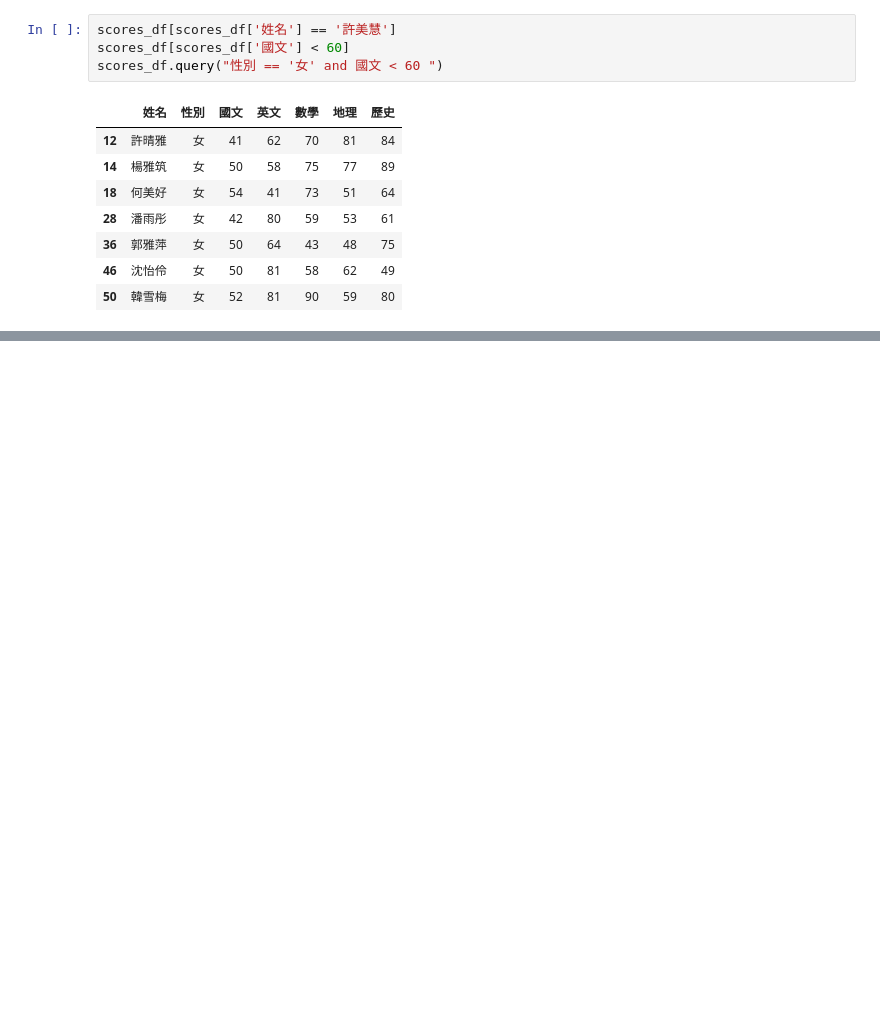
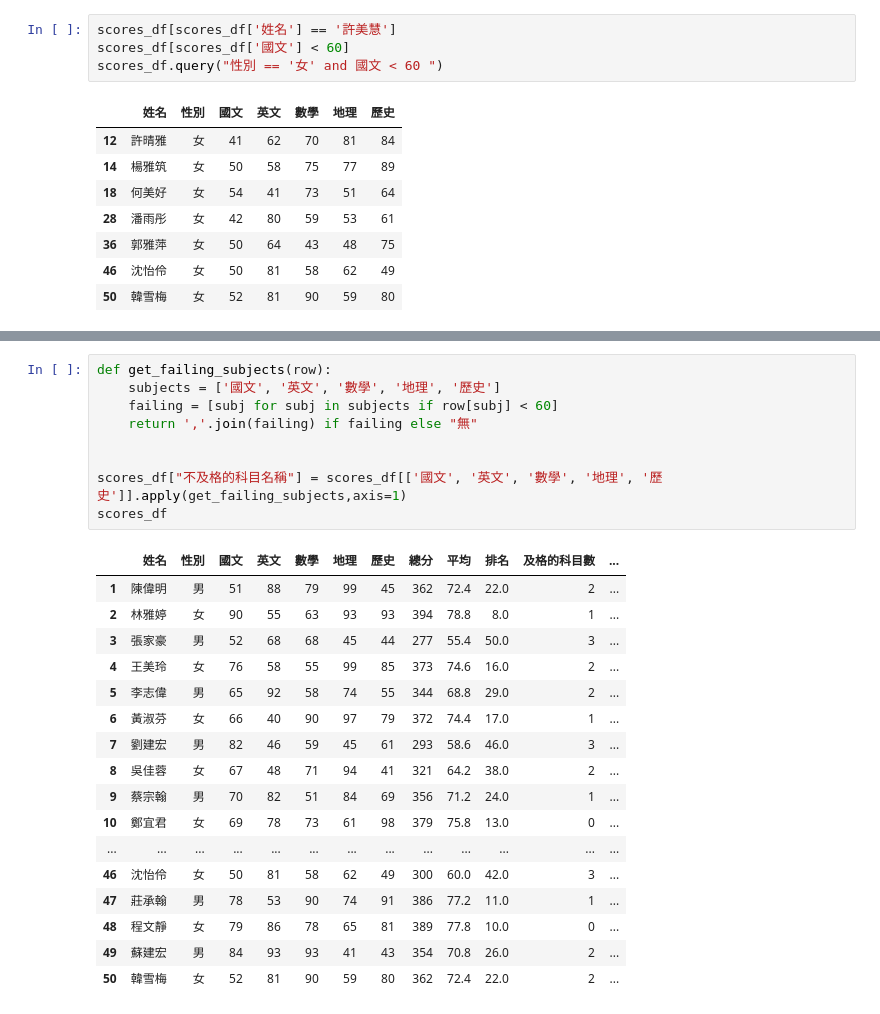
Before and after one commit to joylin1211/Python_Project, a Jupyter notebook: 0718/practice1.ipynb, the cells around one changed output, grey strips where cells are left out. Cells and saved outputs as stored; diff of their text form; blank space fills up the shorter version.

```diff
--- a/0718/practice1.ipynb
+++ b/0718/practice1.ipynb
@@ -63,0 +113,27 @@ scores_df.query("性別 == '女' and 國文 < 60 ")
+# %%
+def get_failing_subjects(row):
+    subjects = ['國文', '英文', '數學', '地理', '歷史']
+    failing = [subj for subj in subjects if row[subj] < 60]
+    return ','.join(failing) if failing else "無"
+
+
+scores_df["不及格的科目名稱"] = scores_df[['國文', '英文', '數學', '地理', '歷史']].apply(get_failing_subjects,axis=1)
+scores_df
+# %% [output]
+|  | 姓名 | 性別 | 國文 | 英文 | 數學 | 地理 | 歷史 | 總分 | 平均 | 排名 | 及格的科目數 | ... |
+| 1 | 陳偉明 | 男 | 51 | 88 | 79 | 99 | 45 | 362 | 72.4 | 22.0 | 2 | ... |
+| 2 | 林雅婷 | 女 | 90 | 55 | 63 | 93 | 93 | 394 | 78.8 | 8.0 | 1 | ... |
+| 3 | 張家豪 | 男 | 52 | 68 | 68 | 45 | 44 | 277 | 55.4 | 50.0 | 3 | ... |
+| 4 | 王美玲 | 女 | 76 | 58 | 55 | 99 | 85 | 373 | 74.6 | 16.0 | 2 | ... |
+| 5 | 李志偉 | 男 | 65 | 92 | 58 | 74 | 55 | 344 | 68.8 | 29.0 | 2 | ... |
+| 6 | 黃淑芬 | 女 | 66 | 40 | 90 | 97 | 79 | 372 | 74.4 | 17.0 | 1 | ... |
+| 7 | 劉建宏 | 男 | 82 | 46 | 59 | 45 | 61 | 293 | 58.6 | 46.0 | 3 | ... |
+| 8 | 吳佳蓉 | 女 | 67 | 48 | 71 | 94 | 41 | 321 | 64.2 | 38.0 | 2 | ... |
+| 9 | 蔡宗翰 | 男 | 70 | 82 | 51 | 84 | 69 | 356 | 71.2 | 24.0 | 1 | ... |
+| 10 | 鄭宜君 | 女 | 69 | 78 | 73 | 61 | 98 | 379 | 75.8 | 13.0 | 0 | ... |
+| ... | ... | ... | ... | ... | ... | ... | ... | ... | ... | ... | ... | ... |
+| 46 | 沈怡伶 | 女 | 50 | 81 | 58 | 62 | 49 | 300 | 60.0 | 42.0 | 3 | ... |
+| 47 | 莊承翰 | 男 | 78 | 53 | 90 | 74 | 91 | 386 | 77.2 | 11.0 | 1 | ... |
+| 48 | 程文靜 | 女 | 79 | 86 | 78 | 65 | 81 | 389 | 77.8 | 10.0 | 0 | ... |
+| 49 | 蘇建宏 | 男 | 84 | 93 | 93 | 41 | 43 | 354 | 70.8 | 26.0 | 2 | ... |
+| 50 | 韓雪梅 | 女 | 52 | 81 | 90 | 59 | 80 | 362 | 72.4 | 22.0 | 2 | ... |
```
Also changed, not shown: parts of 2 cells of this notebook, 1 other file.
